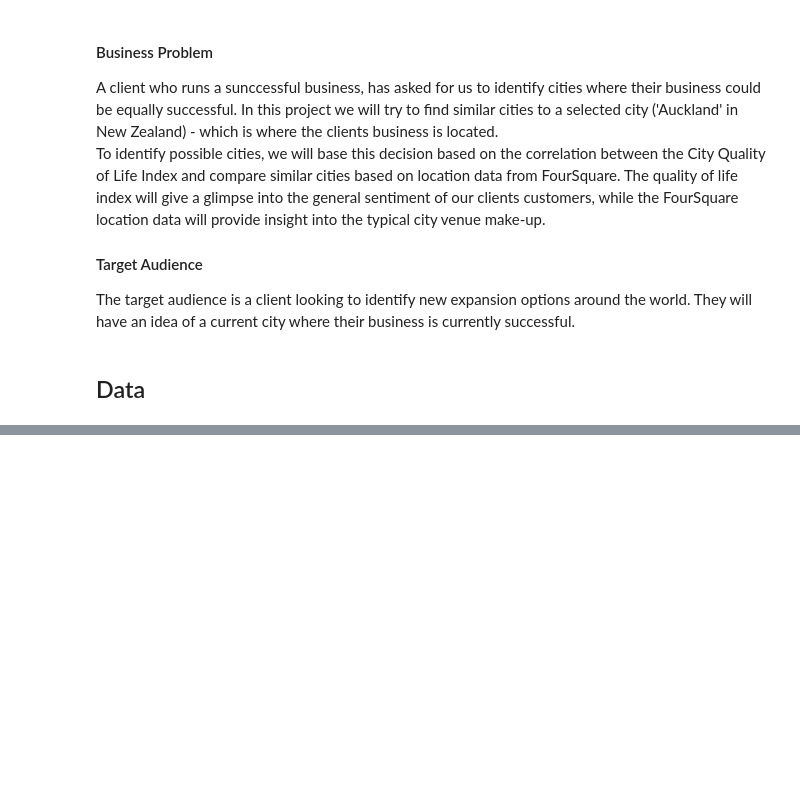
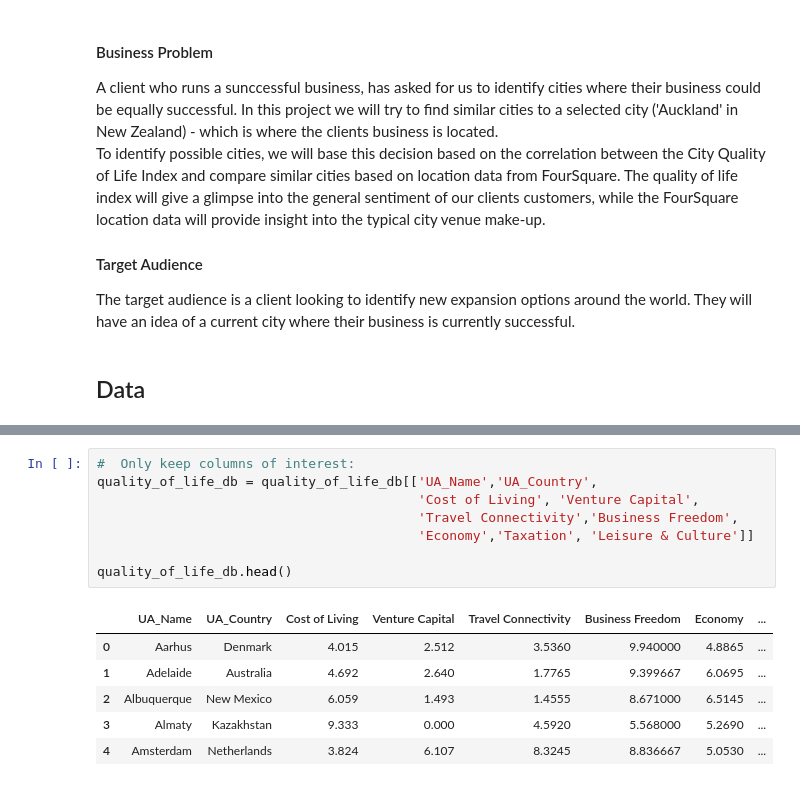
Before and after one commit to Beemo-afk/Coursera_Capstone, a Jupyter notebook: Coursera - Capstone - Final Project.ipynb, the cells around one changed output, grey strips where cells are left out. Saved outputs shown, nothing was run; the diff lists cells and outputs as text; blank space fills up the shorter version.

```diff
--- a/Coursera - Capstone - Final Project.ipynb
+++ b/Coursera - Capstone - Final Project.ipynb
@@ -46,0 +80,15 @@ Following this, we will have a list of cities that we can then compare based on
+# %%
+#  Only keep columns of interest:
+quality_of_life_db = quality_of_life_db[['UA_Name','UA_Country',
+                                         'Cost of Living', 'Venture Capital',
+                                         'Travel Connectivity','Business Freedom',
+                                         'Economy','Taxation', 'Leisure & Culture']]
+
+quality_of_life_db.head()
+# %% [output]
+|  | UA_Name | UA_Country | Cost of Living | Venture Capital | Travel Connectivity | Business Freedom | Economy | ... |
+| 0 | Aarhus | Denmark | 4.015 | 2.512 | 3.5360 | 9.940000 | 4.8865 | ... |
+| 1 | Adelaide | Australia | 4.692 | 2.640 | 1.7765 | 9.399667 | 6.0695 | ... |
+| 2 | Albuquerque | New Mexico | 6.059 | 1.493 | 1.4555 | 8.671000 | 6.5145 | ... |
+| 3 | Almaty | Kazakhstan | 9.333 | 0.000 | 4.5920 | 5.568000 | 5.2690 | ... |
+| 4 | Amsterdam | Netherlands | 3.824 | 6.107 | 8.3245 | 8.836667 | 5.0530 | ... |
```
Also changed, not shown: parts of 57 cells of this notebook.
